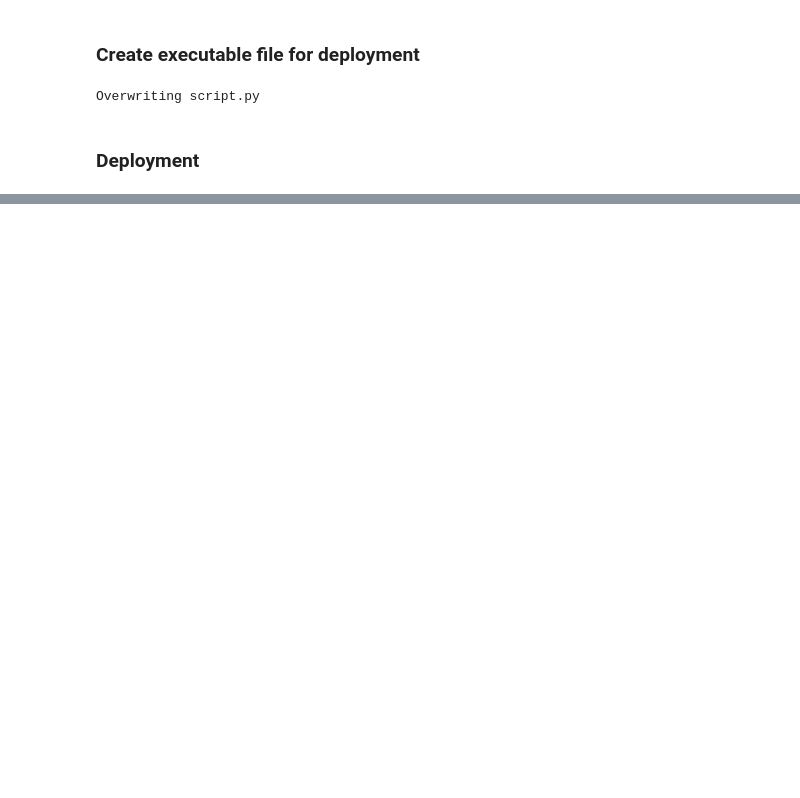
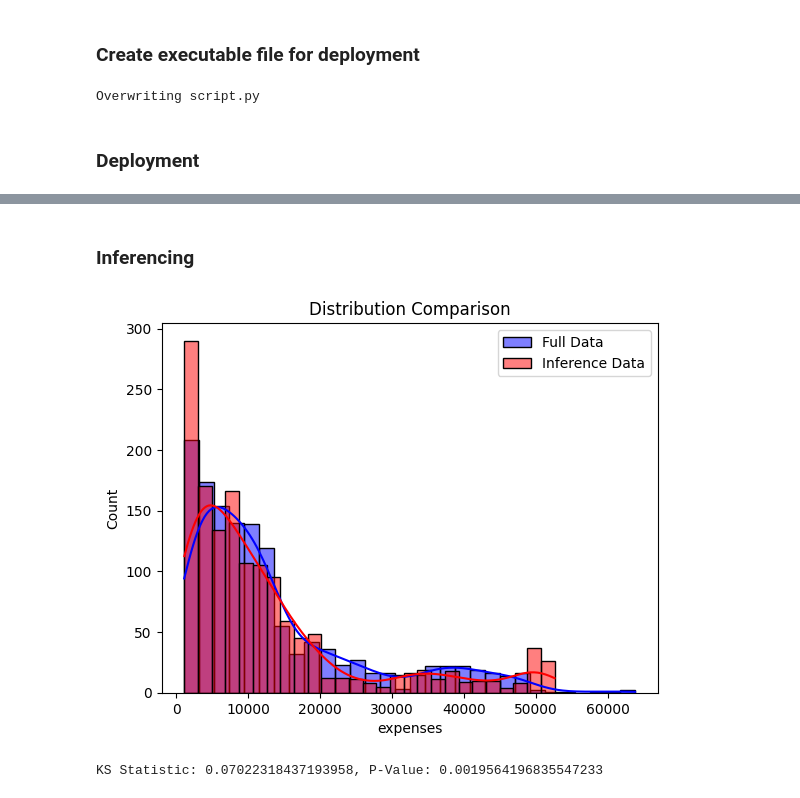
Before and after one commit to darian-7/insurance-policy-pricing-model, a Jupyter notebook: notebooks/sagemaker-deployment.ipynb, the cells around one changed output, grey strips where cells are left out. Cells and saved outputs as stored; diff of their text form; code cells hidden in the pictures; blank space fills up the shorter version.

Commit message:
inference .ipynb code

```diff
--- a/notebooks/sagemaker-deployment.ipynb
+++ b/notebooks/sagemaker-deployment.ipynb
@@ -404,0 +375,19 @@ Notebook -> Notebook Instances -> Actions -> Stop (Wait) -> Actions -> Delete.
+# %% [markdown]
+### Inferencing
+# %%
+# Load raw inference data
+inf_subset = pd.read_csv('../data/inference_subset.csv')
+
+# Visual Comparison
+sns.histplot(data['expenses'], kde=True, label='Full Data', color='blue')
+sns.histplot(inf_subset['expenses'], kde=True, label='Inference Data', color='red')
+plt.legend()
+plt.title('Distribution Comparison')
+plt.show()
+
+# Statistical Test - Kolmogorov-Smirnov Test
+stat, p_value = ks_2samp(data['expenses'], inf_subset['expenses'])
+print(f'KS Statistic: {stat}, P-Value: {p_value}')
+# %% [output]
+[figure, added]
+KS Statistic: 0.07022318437193958, P-Value: 0.0019564196835547233
```
Also changed, not shown: parts of 9 cells of this notebook, 7 other files.
